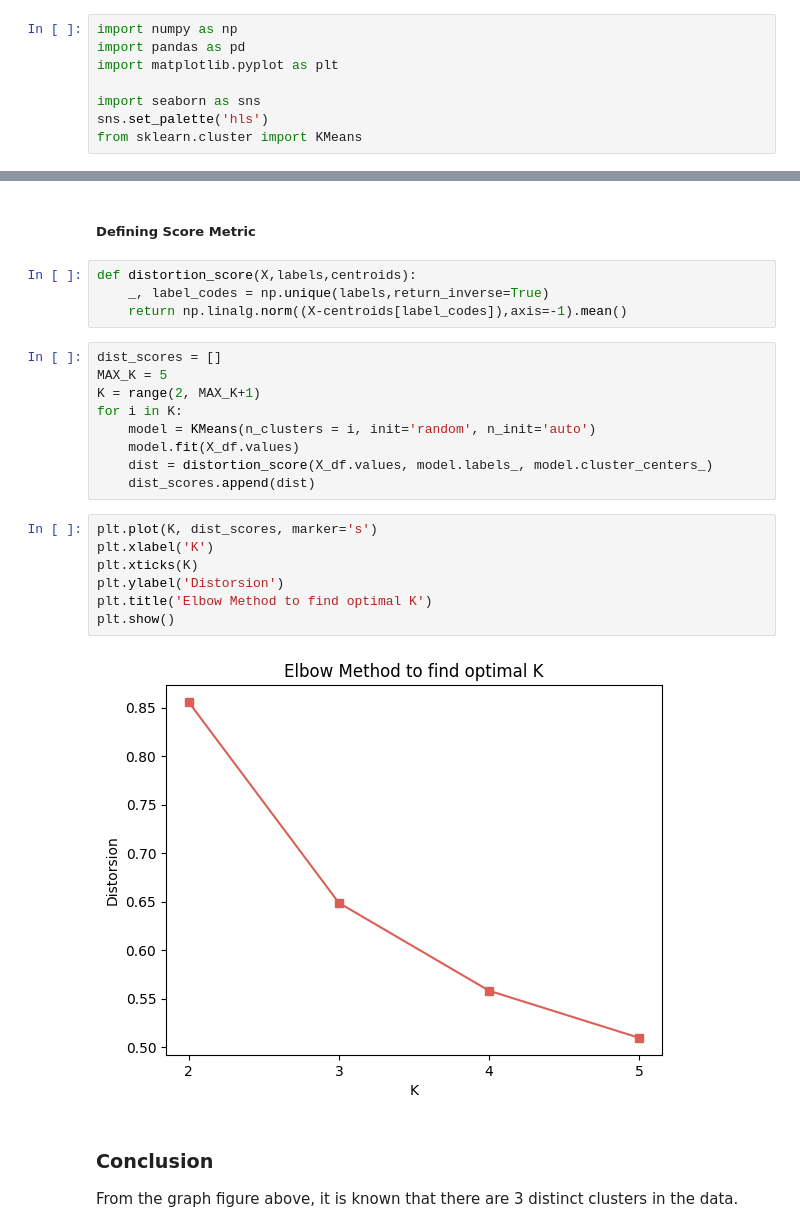
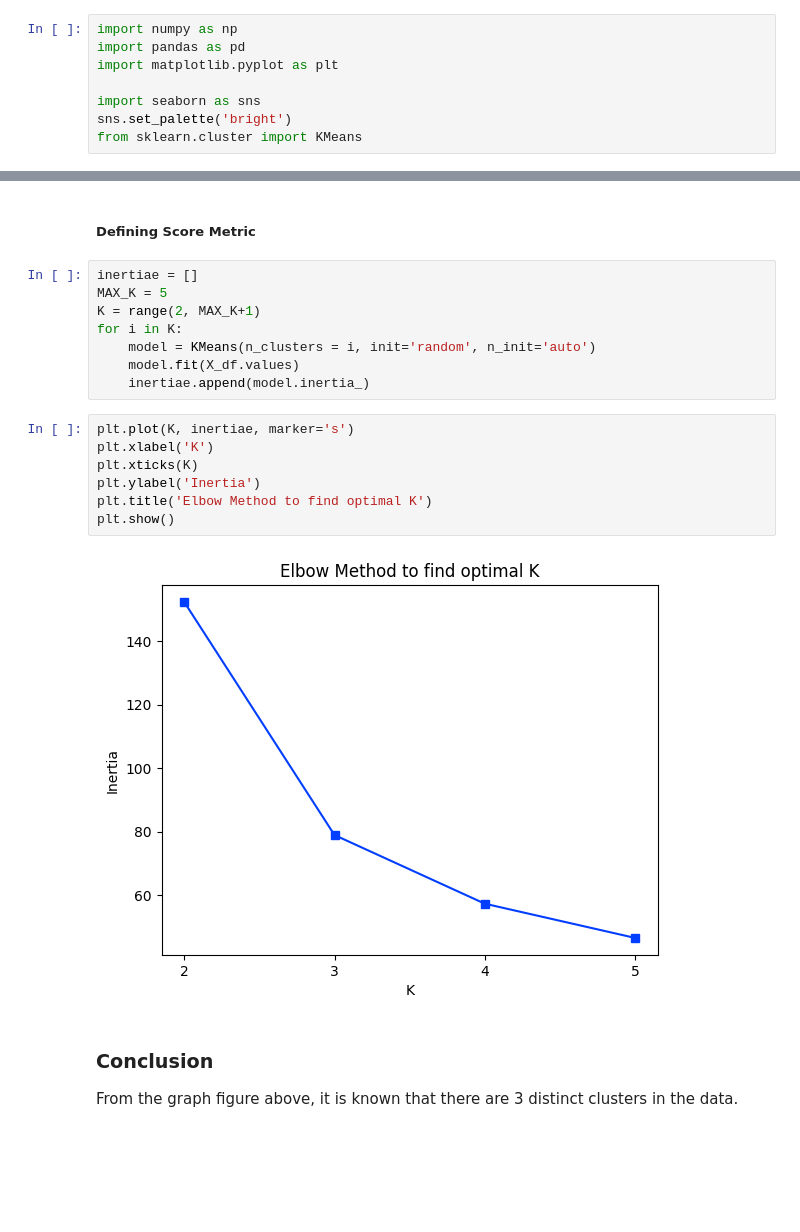
Before and after one commit to Amirth24/ml-notebooks, a Jupyter notebook: iris_clustering.ipynb, the cells around one changed output, grey strips where cells are left out. Drawn from its saved outputs; the diff is of its cells as text; blank space fills up the shorter version.

```diff
--- a/iris_clustering.ipynb
+++ b/iris_clustering.ipynb
@@ -8,7 +8,7 @@ import pandas as pd
 import matplotlib.pyplot as plt
 
 import seaborn as sns
-sns.set_palette('hls')
+sns.set_palette('bright')
 from sklearn.cluster import KMeans
 # %% [markdown]
 ### Loading and Visualizing Data
@@ -57,28 +100,23 @@ plt.show()
 ### Finding Optimal Number of Clusters
 # %% [markdown]
 ##### Defining Score Metric
-# %%
-def distortion_score(X,labels,centroids):
-    _, label_codes = np.unique(labels,return_inverse=True)
-    return np.linalg.norm((X-centroids[label_codes]),axis=-1).mean()
 # %%
-dist_scores = []
+inertiae = []
 MAX_K = 5
 K = range(2, MAX_K+1)
 for i in K:
     model = KMeans(n_clusters = i, init='random', n_init='auto')
     model.fit(X_df.values)
-    dist = distortion_score(X_df.values, model.labels_, model.cluster_centers_)
-    dist_scores.append(dist)
+    inertiae.append(model.inertia_)
 # %%
-plt.plot(K, dist_scores, marker='s')
+plt.plot(K, inertiae, marker='s')
 plt.xlabel('K')
 plt.xticks(K)
-plt.ylabel('Distorsion')
+plt.ylabel('Inertia')
 plt.title('Elbow Method to find optimal K')
 plt.show()
 # %% [output]
-[figure, old version]
+[figure, new version]
 # %% [markdown]
 ### Conclusion
 From the graph figure above, it is known that there are 3 distinct clusters in the data.
```
Also changed, not shown: parts of 5 cells of this notebook.
